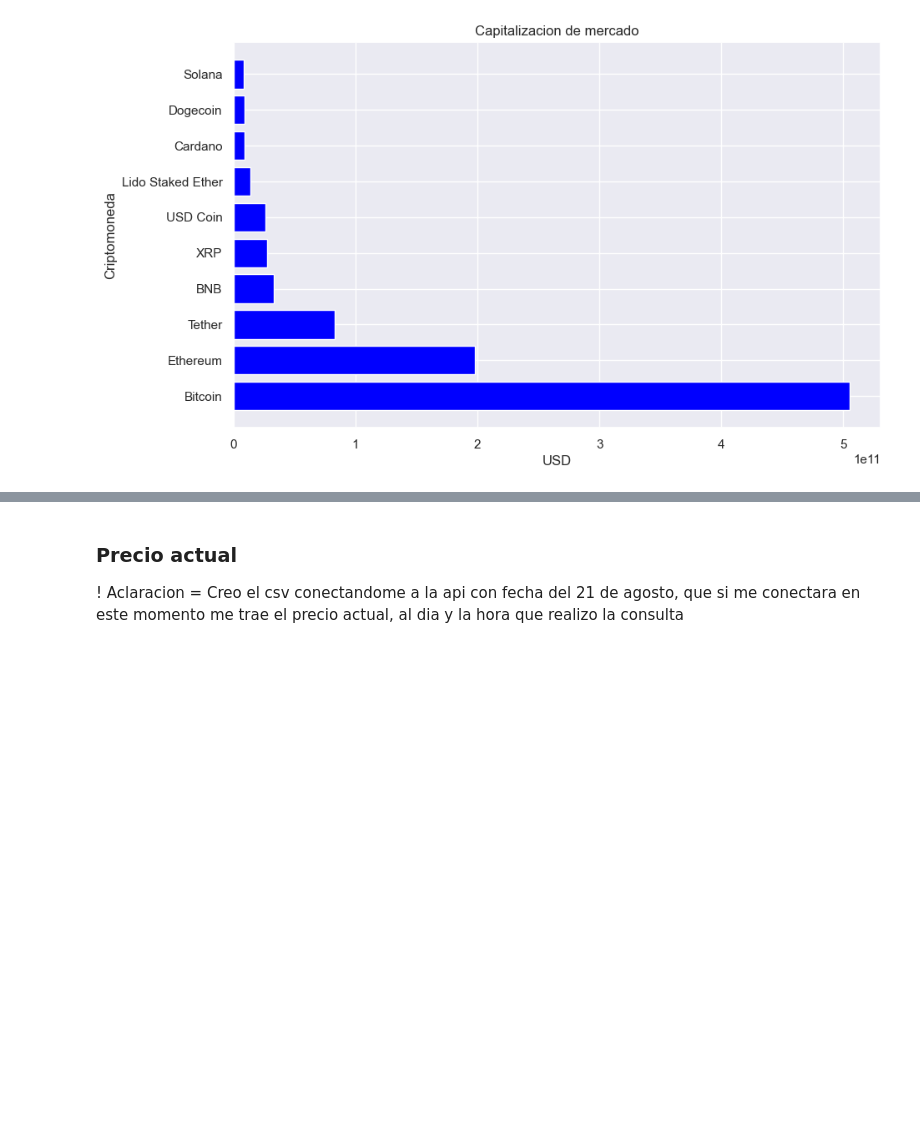
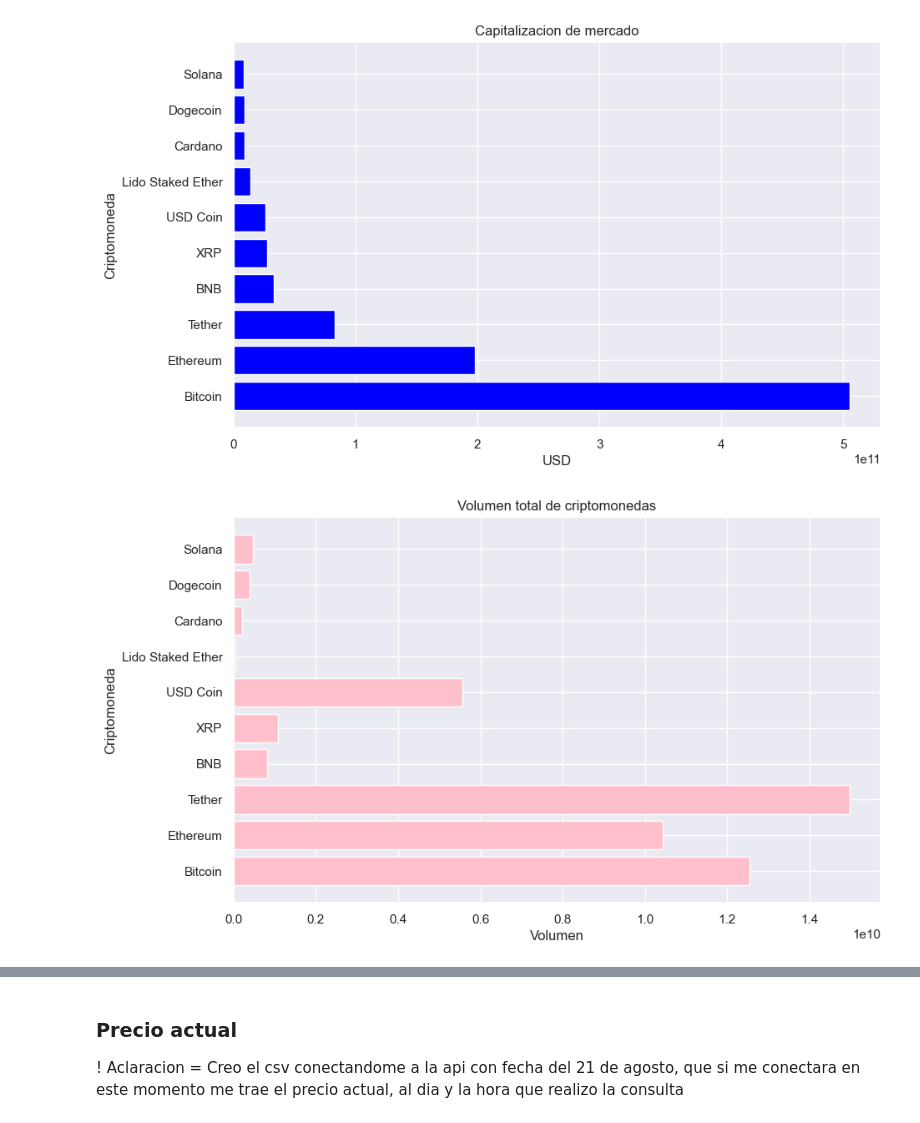
Before and after one commit to Constanzafl/Proyecto2_Data_Analytics, a Jupyter notebook: EDA/EDA10.ipynb, the cells around one changed output, grey strips where cells are left out. Cells and saved outputs as stored; diff of their text form; code cells hidden in the pictures; blank space fills up the shorter version.

```diff
--- a/EDA/EDA10.ipynb
+++ b/EDA/EDA10.ipynb
@@ -89,3 +89,13 @@ plt.title('Capitalizacion de mercado')
 plt.show()
 # %% [output]
 [figure]
+# %%
+#Grafico las monedas y volumen
+plt.figure(figsize=(10, 6))
+plt.barh( top10['name'],top10['total_volume'], color='pink')
+plt.xlabel('Volumen')
+plt.ylabel('Criptomoneda')
+plt.title('Volumen total de criptomonedas')
+plt.show()
+# %% [output]
+[figure, added]
```
Also changed, not shown: parts of 5 cells of this notebook.
